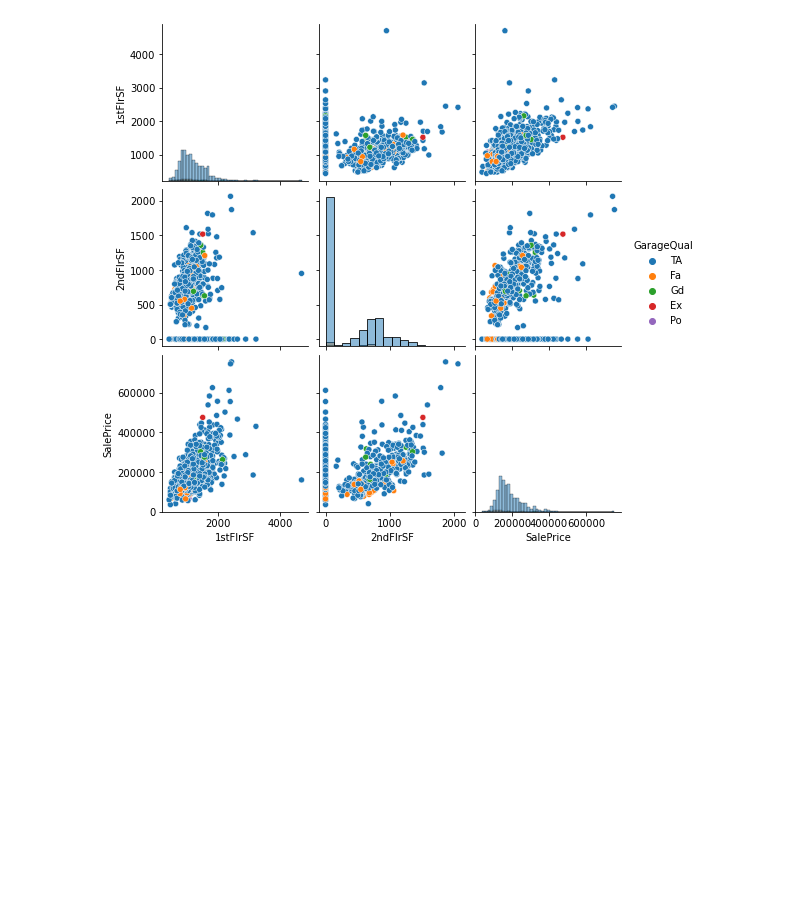
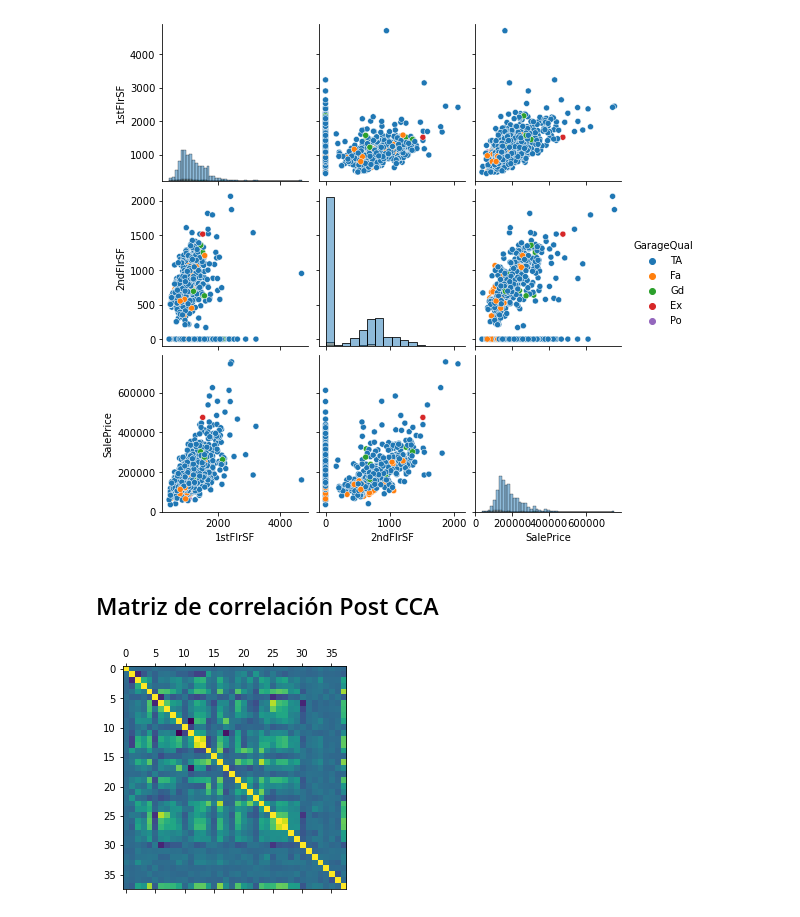
Before and after one commit to kpm1014/cc531-pc02, a Jupyter notebook: CC531 - PC02.ipynb, the cells around one changed output. Saved outputs shown, nothing was run; the diff lists cells and outputs as text; code cells hidden in the pictures; blank space fills up the shorter version.

```diff
--- a/CC531 - PC02.ipynb
+++ b/CC531 - PC02.ipynb
@@ -339,3 +401,11 @@ sn.pairplot(data_cca[['1stFlrSF','2ndFlrSF','SalePrice','GarageQual']], hue='Gar
 # %% [output]
 <seaborn.axisgrid.PairGrid at 0x...>
 [figure]
+# %% [markdown]
+## Matriz de correlación Post CCA
+# %%
+corr2_df = data_cca.corr(method='pearson')
+plt.matshow(corr2_df)
+plt.show()
+# %% [output]
+[figure, added]
```
Also changed, not shown: parts of 5 cells of this notebook, 7 other files.
